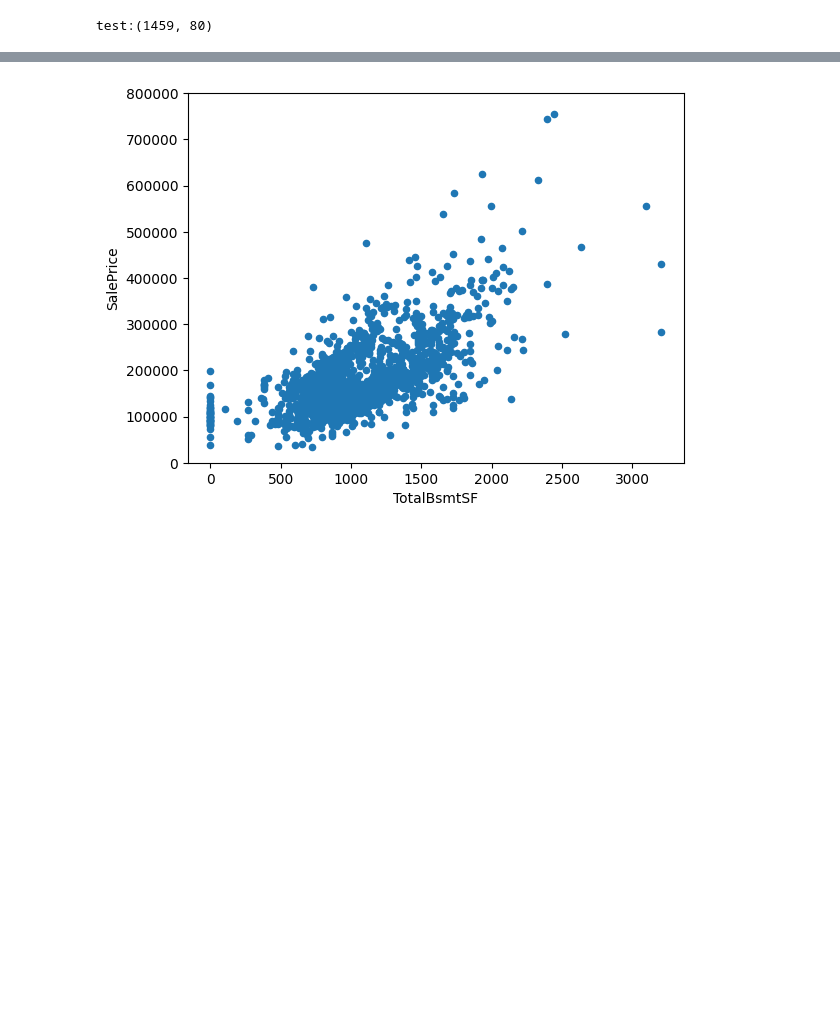
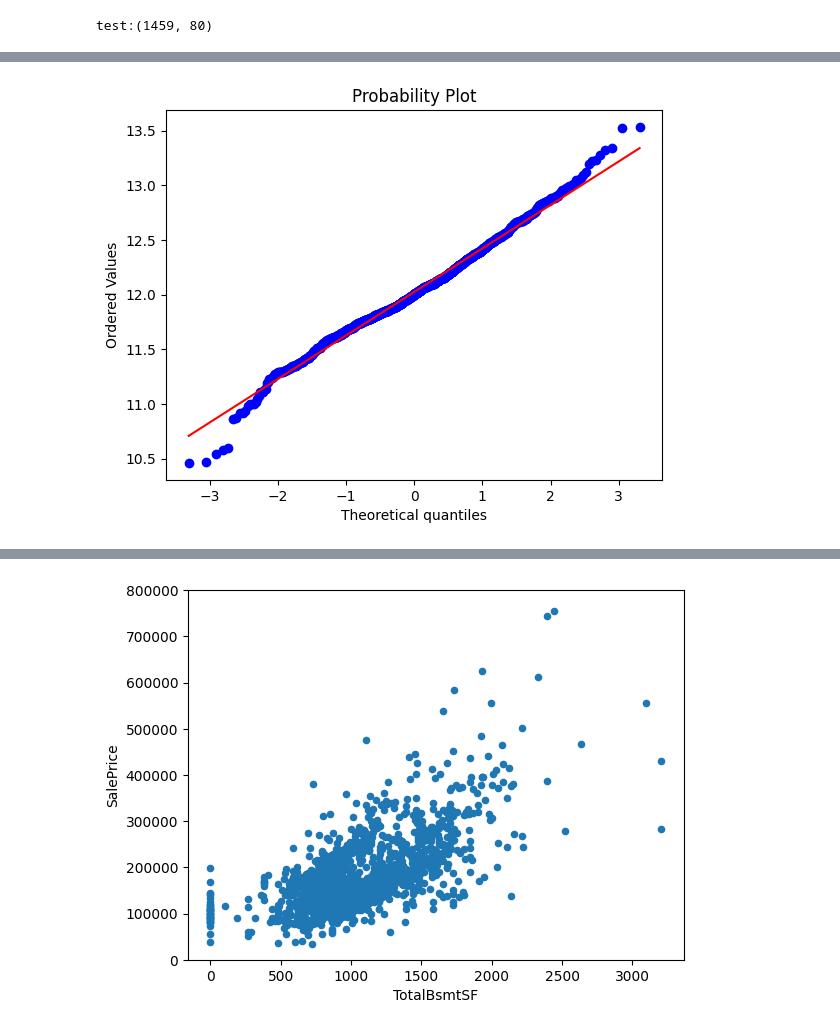
Before and after one commit to xiaosuhu/HousePriceEx, a Jupyter notebook: OLS.ipynb, the cells around one changed output, grey strips where cells are left out. Drawn from its saved outputs; the diff is of its cells as text; code cells hidden in the pictures; blank space fills up the shorter version.

```diff
--- a/OLS.ipynb
+++ b/OLS.ipynb
@@ -54,3 +57,9 @@ memory usage: 924.0+ KB
+# %%
+train['SalePrice']=np.log(train['SalePrice'])
+res=stats.probplot(train['SalePrice'],plot=plt,dist="norm")
+plt.show()
+# %% [output]
+[figure, added]
 # %%
 data=pd.concat([train['SalePrice'],train['GrLivArea']],axis=1)
 data.plot.scatter(x='GrLivArea',y='SalePrice')
```
Also changed, not shown: parts of 10 cells of this notebook, 7 other files.
